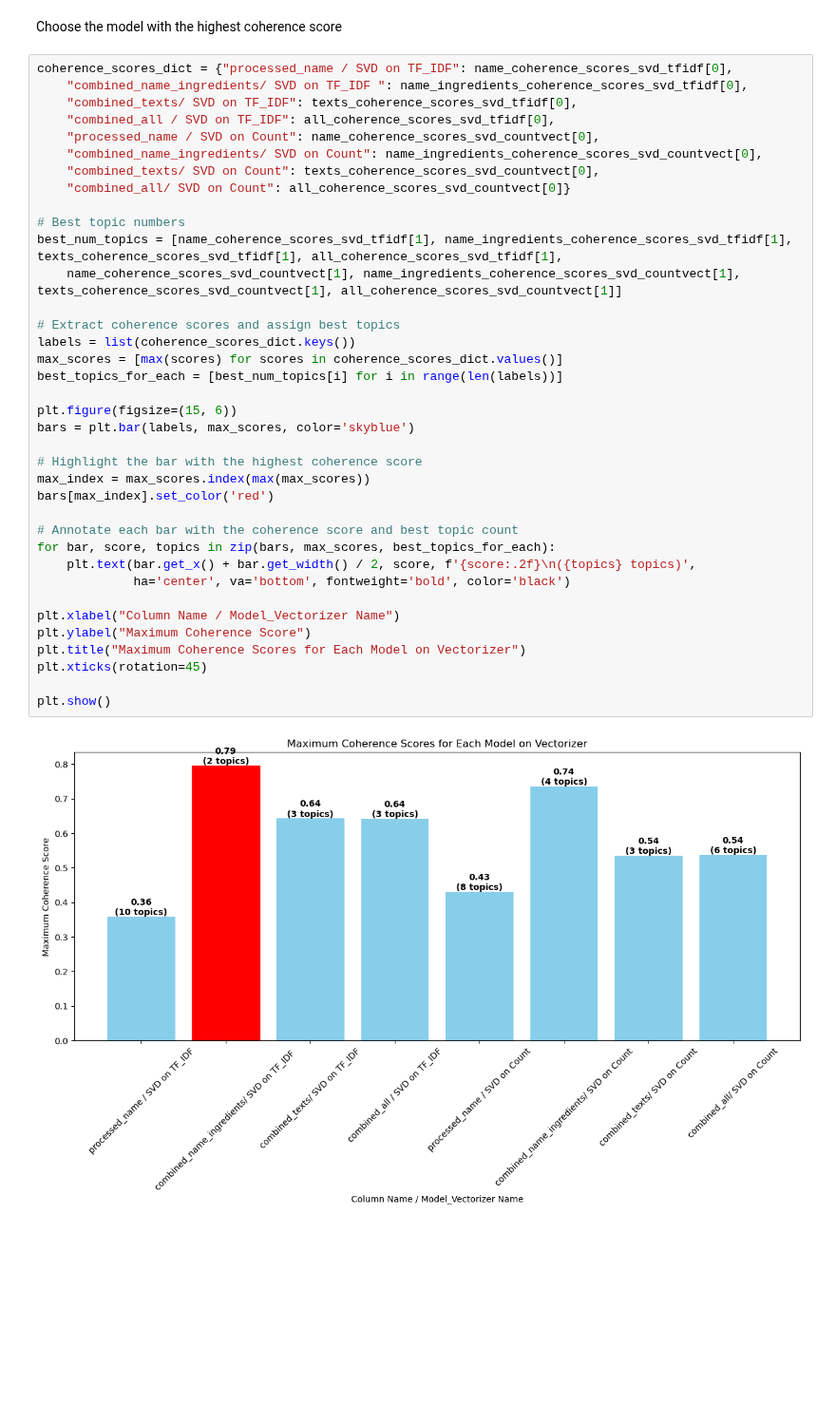
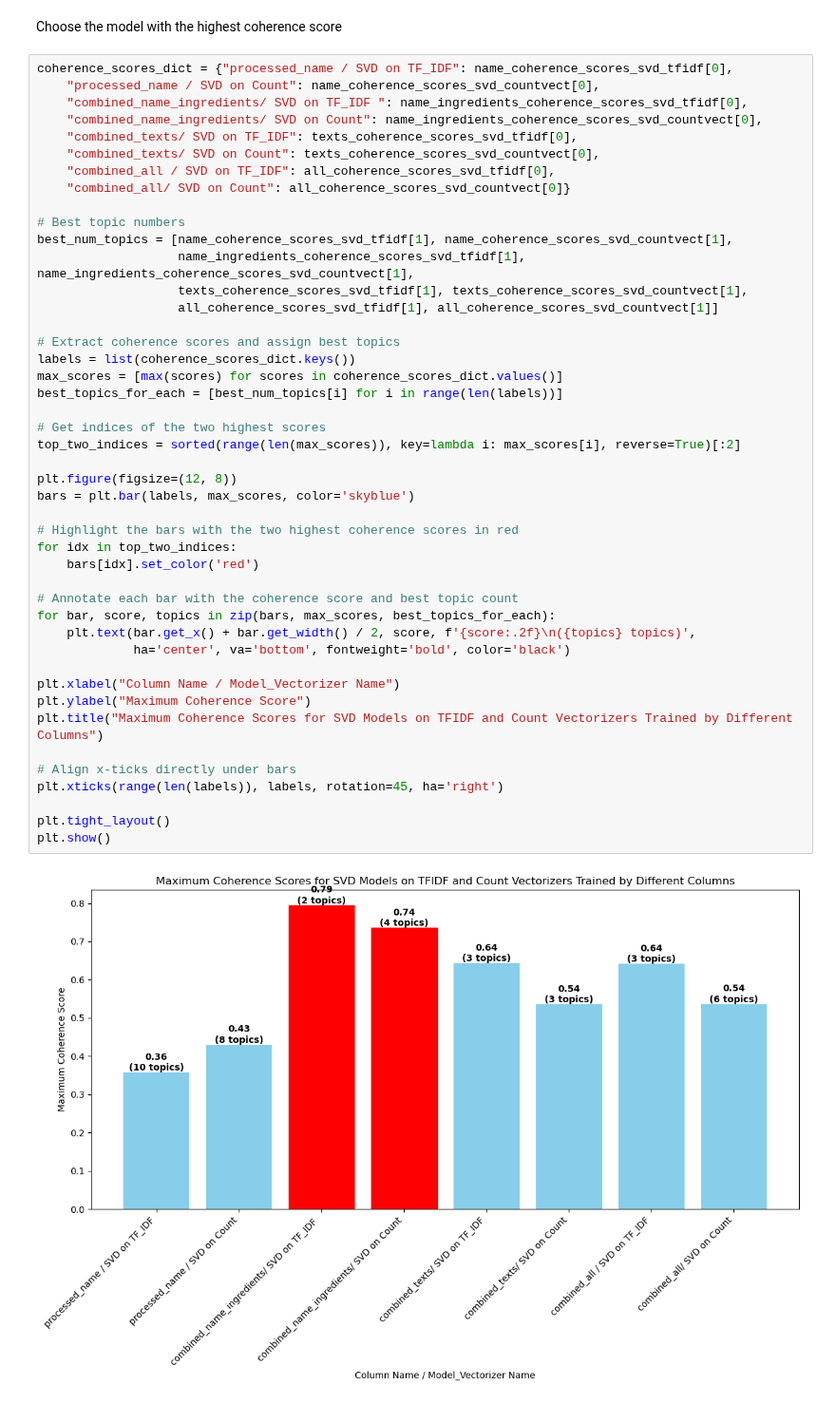
Before and after one commit to jonkerr/indian-food, a Jupyter notebook: topic_modeling_SVD.ipynb, the cells around one changed output. Shown at 95% size. Cells and saved outputs as stored; diff of their text form; blank space fills up the shorter version.

```diff
--- a/topic_modeling_SVD.ipynb
+++ b/topic_modeling_SVD.ipynb
@@ -197,40 +197,48 @@ Best Number of Topics: 6 with Coherence Score: 0.5364561338452566
 Choose the model with the highest coherence score
 # %%
 coherence_scores_dict = {"processed_name / SVD on TF_IDF": name_coherence_scores_svd_tfidf[0],
+    "processed_name / SVD on Count": name_coherence_scores_svd_countvect[0],
     "combined_name_ingredients/ SVD on TF_IDF ": name_ingredients_coherence_scores_svd_tfidf[0],
+    "combined_name_ingredients/ SVD on Count": name_ingredients_coherence_scores_svd_countvect[0],
     "combined_texts/ SVD on TF_IDF": texts_coherence_scores_svd_tfidf[0],
+    "combined_texts/ SVD on Count": texts_coherence_scores_svd_countvect[0],
     "combined_all / SVD on TF_IDF": all_coherence_scores_svd_tfidf[0],
-    "processed_name / SVD on Count": name_coherence_scores_svd_countvect[0],
-    "combined_name_ingredients/ SVD on Count": name_ingredients_coherence_scores_svd_countvect[0],
-    "combined_texts/ SVD on Count": texts_coherence_scores_svd_countvect[0],
     "combined_all/ SVD on Count": all_coherence_scores_svd_countvect[0]}
 
 # Best topic numbers
-best_num_topics = [name_coherence_scores_svd_tfidf[1], name_ingredients_coherence_scores_svd_tfidf[1], texts_coherence_scores_svd_tfidf[1], all_coherence_scores_svd_tfidf[1],
-    name_coherence_scores_svd_countvect[1], name_ingredients_coherence_scores_svd_countvect[1], texts_coherence_scores_svd_countvect[1], all_coherence_scores_svd_countvect[1]]
+best_num_topics = [name_coherence_scores_svd_tfidf[1], name_coherence_scores_svd_countvect[1],
+                   name_ingredients_coherence_scores_svd_tfidf[1],  name_ingredients_coherence_scores_svd_countvect[1],
+                   texts_coherence_scores_svd_tfidf[1], texts_coherence_scores_svd_countvect[1],
+                   all_coherence_scores_svd_tfidf[1], all_coherence_scores_svd_countvect[1]]
 
 # Extract coherence scores and assign best topics
 labels = list(coherence_scores_dict.keys())
 max_scores = [max(scores) for scores in coherence_scores_dict.values()]
 best_topics_for_each = [best_num_topics[i] for i in range(len(labels))]
 
-plt.figure(figsize=(15, 6))
+# Get indices of the two highest scores
+top_two_indices = sorted(range(len(max_scores)), key=lambda i: max_scores[i], reverse=True)[:2]
+
+plt.figure(figsize=(12, 8))
 bars = plt.bar(labels, max_scores, color='skyblue')
 
-# Highlight the bar with the highest coherence score
-max_index = max_scores.index(max(max_scores))
-bars[max_index].set_color('red')
+# Highlight the bars with the two highest coherence scores in red
+for idx in top_two_indices:
+    bars[idx].set_color('red')
 
 # Annotate each bar with the coherence score and best topic count
 for bar, score, topics in zip(bars, max_scores, best_topics_for_each):
     plt.text(bar.get_x() + bar.get_width() / 2, score, f'{score:.2f}\n({topics} topics)',
              ha='center', va='bottom', fontweight='bold', color='black')
 
 plt.xlabel("Column Name / Model_Vectorizer Name")
 plt.ylabel("Maximum Coherence Score")
-plt.title("Maximum Coherence Scores for Each Model on Vectorizer")
-plt.xticks(rotation=45)
+plt.title("Maximum Coherence Scores for SVD Models on TFIDF and Count Vectorizers Trained by Different Columns")
 
+# Align x-ticks directly under bars
+plt.xticks(range(len(labels)), labels, rotation=45, ha='right')
+
+plt.tight_layout()
 plt.show()
 # %% [output]
-[figure, old version]
+[figure, new version]
```
